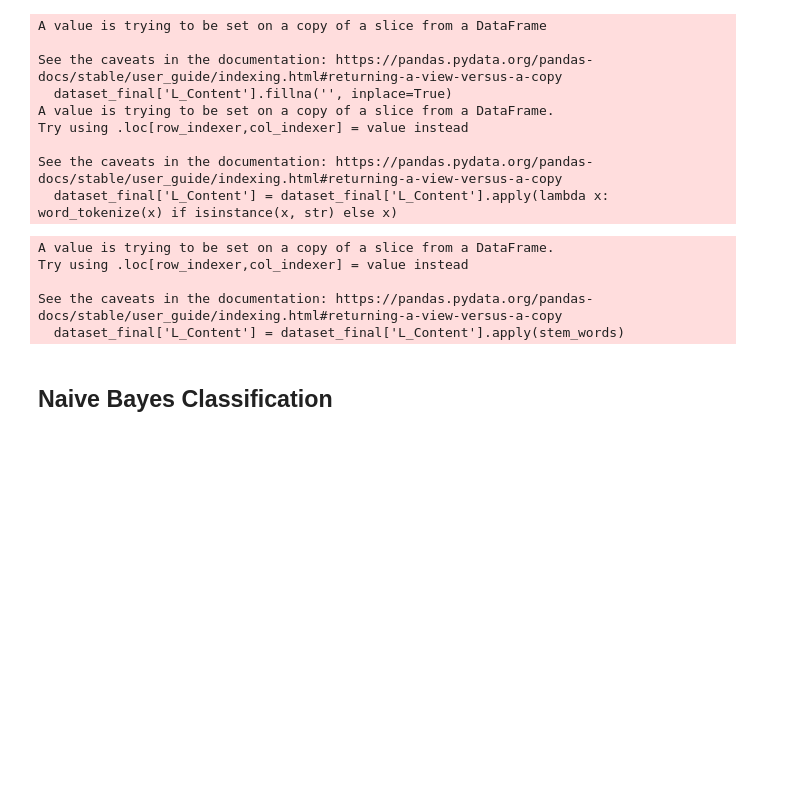
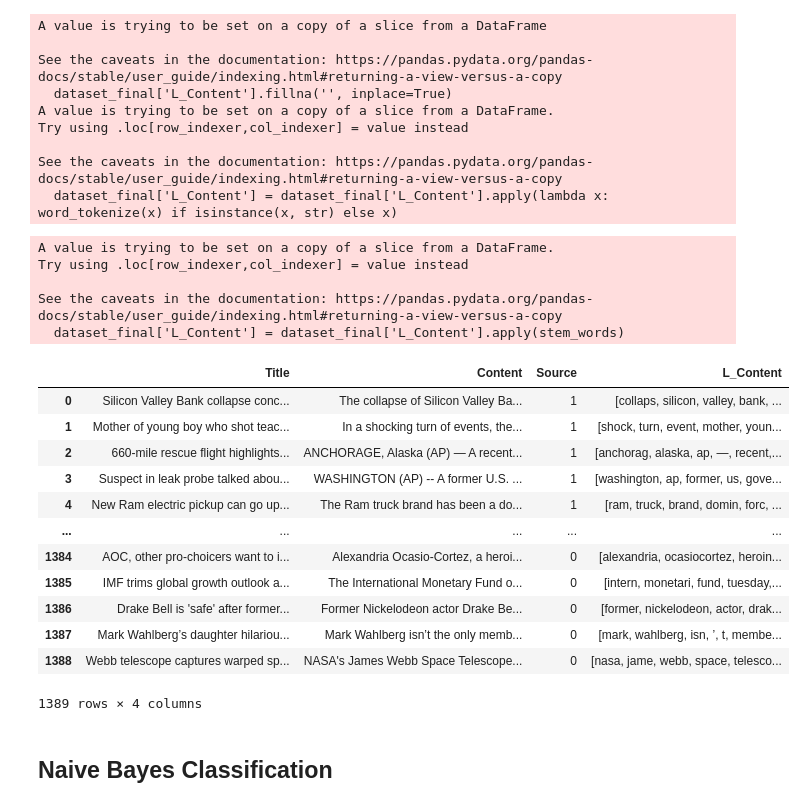
Before and after one commit to MatthewRau99/cs6830-final, a Jupyter notebook: gather-data.ipynb, the cells around one changed output. Cells and saved outputs as stored; diff of their text form; code cells hidden in the pictures; blank space fills up the shorter version.

```diff
--- a/gather-data.ipynb
+++ b/gather-data.ipynb
@@ -348,6 +351,22 @@ Try using .loc[row_indexer,col_indexer] = value instead
 
 See the caveats in the documentation: https://pandas.pydata.org/pandas-docs/stable/user_guide/indexing.html#returning-a-view-versus-a-copy
   dataset_final['L_Content'] = dataset_final['L_Content'].apply(stem_words)
+# %%
+dataset_final
+# %% [output]
+|  | Title | Content | Source | L_Content |
+| 0 | Silicon Valley Bank collapse conc... | The collapse of Silicon Valley Ba... | 1 | [collaps, silicon, valley, bank, ... |
+| 1 | Mother of young boy who shot teac... | In a shocking turn of events, the... | 1 | [shock, turn, event, mother, youn... |
+| 2 | 660-mile rescue flight highlights... | ANCHORAGE, Alaska (AP) — A recent... | 1 | [anchorag, alaska, ap, —, recent,... |
+| 3 | Suspect in leak probe talked abou... | WASHINGTON (AP) -- A former U.S. ... | 1 | [washington, ap, former, us, gove... |
+| 4 | New Ram electric pickup can go up... | The Ram truck brand has been a do... | 1 | [ram, truck, brand, domin, forc, ... |
+| ... | ... | ... | ... | ... |
+| 1384 | AOC, other pro-choicers want to i... | Alexandria Ocasio-Cortez, a heroi... | 0 | [alexandria, ocasiocortez, heroin... |
+| 1385 | IMF trims global growth outlook a... | The International Monetary Fund o... | 0 | [intern, monetari, fund, tuesday,... |
+| 1386 | Drake Bell is 'safe' after former... | Former Nickelodeon actor Drake Be... | 0 | [former, nickelodeon, actor, drak... |
+| 1387 | Mark Wahlberg’s daughter hilariou... | Mark Wahlberg isn’t the only memb... | 0 | [mark, wahlberg, isn, ’, t, membe... |
+| 1388 | Webb telescope captures warped sp... | NASA's James Webb Space Telescope... | 0 | [nasa, jame, webb, space, telesco... |
+1389 rows × 4 columns
 # %% [markdown]
 ## Naive Bayes Classification
 # %% [markdown]
```
Also changed, not shown: parts of 7 cells of this notebook, 1 other file.
